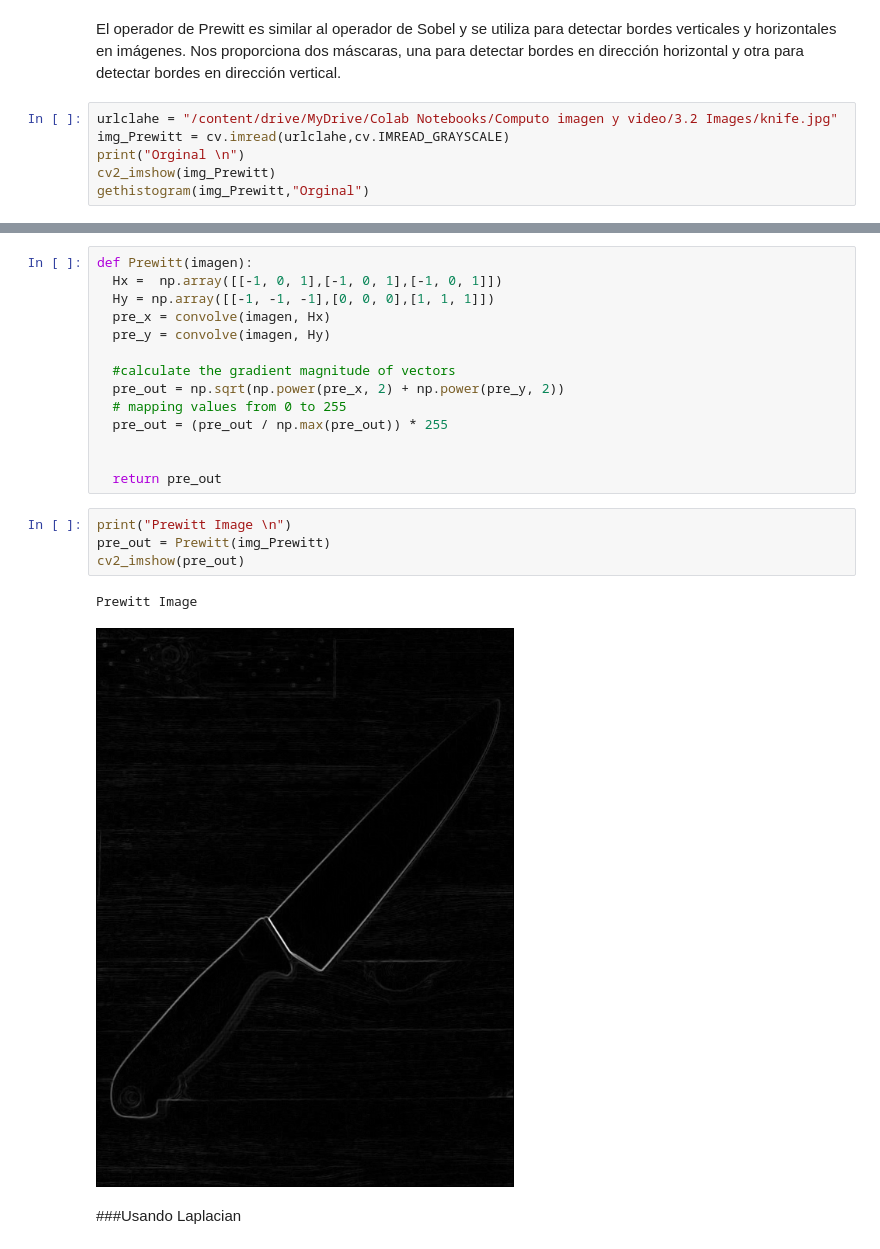
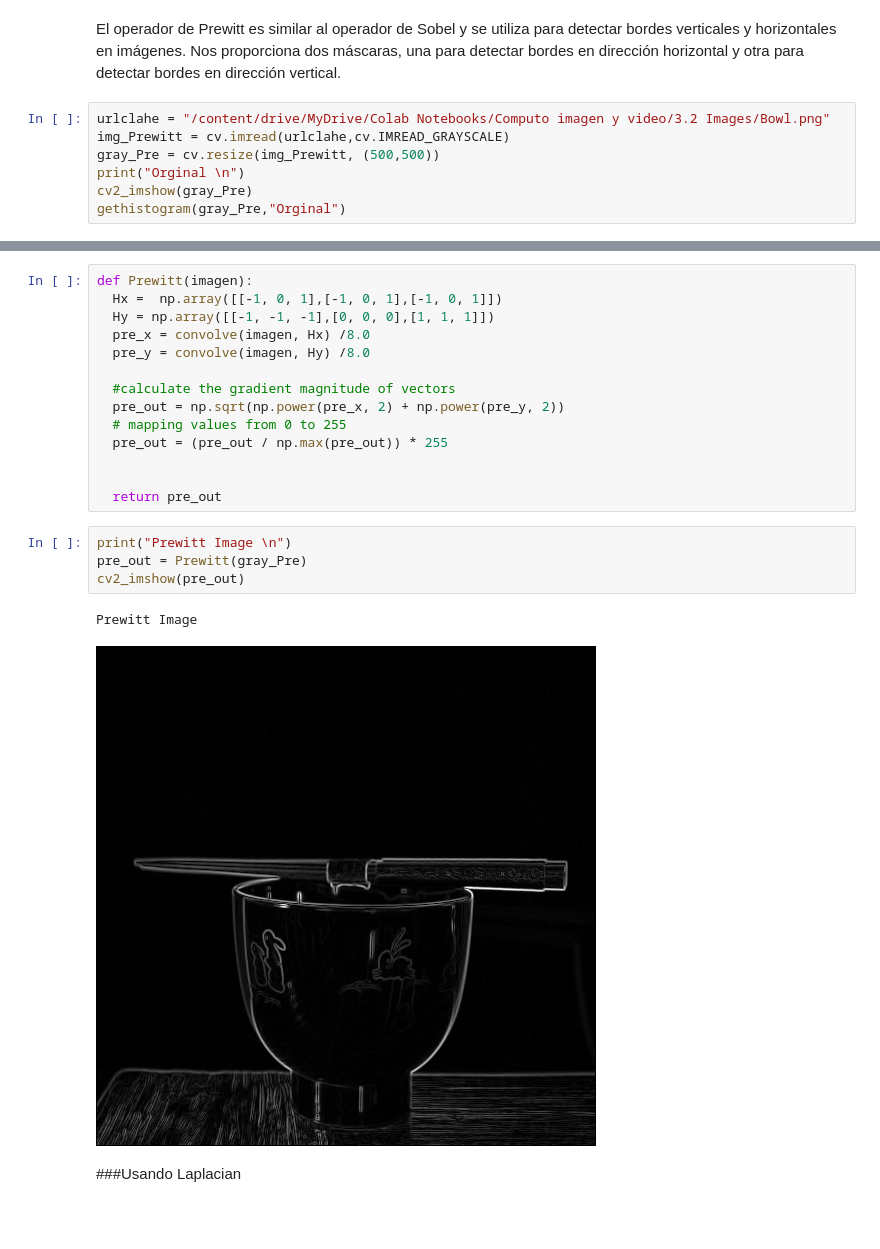
Before and after one commit to AlfonsoVasquezC/ComputervisionMNA, a Jupyter notebook: Rigo_3_2_Equipo_1_Google_Colab_Algoritmos_de_mejoramiento_de_imágenes_en_el_dominio_espacial.ipynb, the cells around one changed output, grey strips where cells are left out. Saved outputs shown, nothing was run; the diff lists cells and outputs as text; blank space fills up the shorter version.

```diff
--- a/Rigo_3_2_Equipo_1_Google_Colab_Algoritmos_de_mejoramiento_de_imágenes_en_el_dominio_espacial.ipynb
+++ b/Rigo_3_2_Equipo_1_Google_Colab_Algoritmos_de_mejoramiento_de_imágenes_en_el_dominio_espacial.ipynb
@@ -140,10 +143,11 @@ Sobel Image
 # %% [markdown]
 El operador de Prewitt es similar al operador de Sobel y se utiliza para detectar bordes verticales y horizontales en imágenes. Nos proporciona dos máscaras, una para detectar bordes en dirección horizontal y otra para detectar bordes en dirección vertical.
 # %%
-urlclahe = "/content/drive/MyDrive/Colab Notebooks/Computo imagen y video/3.2 Images/knife.jpg"
+urlclahe = "/content/drive/MyDrive/Colab Notebooks/Computo imagen y video/3.2 Images/Bowl.png"
 img_Prewitt = cv.imread(urlclahe,cv.IMREAD_GRAYSCALE)
+gray_Pre = cv.resize(img_Prewitt, (500,500))
 print("Orginal \n")
-cv2_imshow(img_Prewitt)
-gethistogram(img_Prewitt,"Orginal")
+cv2_imshow(gray_Pre)
+gethistogram(gray_Pre,"Orginal")
 # %% [output]
 Orginal
@@ -153,8 +157,8 @@ Orginal
 def Prewitt(imagen):
   Hx =  np.array([[-1, 0, 1],[-1, 0, 1],[-1, 0, 1]])
   Hy = np.array([[-1, -1, -1],[0, 0, 0],[1, 1, 1]])
-  pre_x = convolve(imagen, Hx)
-  pre_y = convolve(imagen, Hy)
+  pre_x = convolve(imagen, Hx) /8.0
+  pre_y = convolve(imagen, Hy) /8.0
 
   #calculate the gradient magnitude of vectors
   pre_out = np.sqrt(np.power(pre_x, 2) + np.power(pre_y, 2))
@@ -165,11 +169,11 @@ def Prewitt(imagen):
   return pre_out
 # %%
 print("Prewitt Image \n")
-pre_out = Prewitt(img_Prewitt)
+pre_out = Prewitt(gray_Pre)
 cv2_imshow(pre_out)
 # %% [output]
 Prewitt Image
-[figure, old version]
+[figure, new version]
 # %% [markdown]
 ###Usando Laplacian
 # %% [markdown]
```
Also changed, not shown: parts of 20 cells of this notebook.
